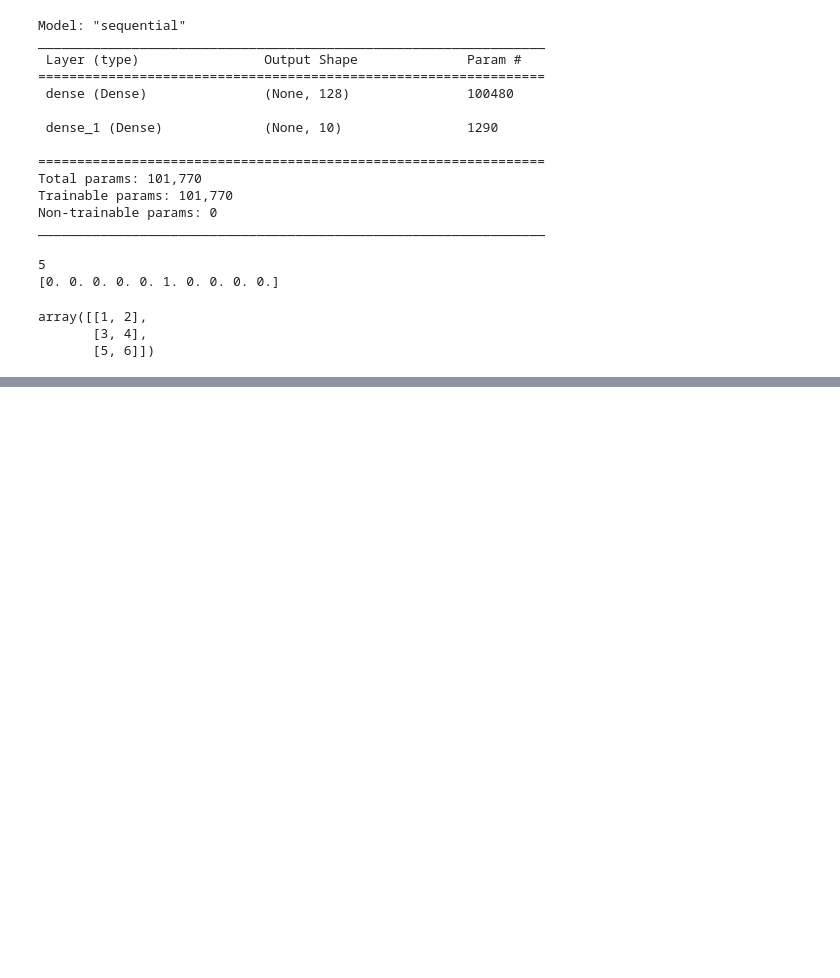
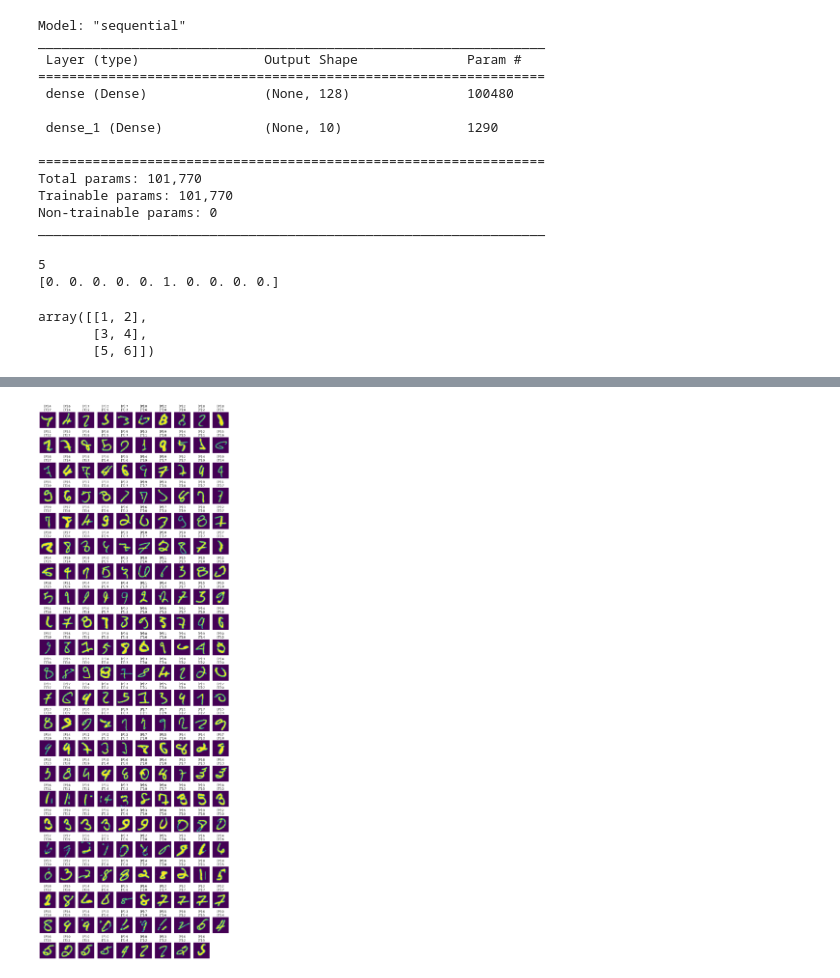
Before and after one commit to Elwing-Chou/tibaml0826, a Jupyter notebook: mlp.ipynb, the cells around one changed output, grey strips where cells are left out. Cells and saved outputs as stored; diff of their text form; code cells hidden in the pictures; blank space fills up the shorter version.

```diff
--- a/mlp.ipynb
+++ b/mlp.ipynb
@@ -163,0 +168,8 @@ model.evaluate(x_test_norm, y_test_cat)
+# %%
+from sklearn.metrics import confusion_matrix
+pre = model.predict(x_test_norm).argmax(axis=1)
+# y注意一下: tensorflow裡:y_train_cat 出了tensorflow:帶原本y_train
+mat = confusion_matrix(y_test, pre)
+pd.DataFrame(mat,
+      columns=["{}(predict)".format(i) for i in range(10)],
+      index=["{}(true)".format(i) for i in range(10)])
@@ -163,0 +188,25 @@ model.evaluate(x_test_norm, y_test_cat)
+# %%
+# subplot(總高度, 總寬度, ith[1,2,3])
+# (2, 3, 1) (2, 3, 2) (2, 3, 3)
+# (2, 3, 4) (2, 3, 5) (2, 3, 6)
+import matplotlib.pyplot as plt
+
+plt.figure(figsize=(14, 42))
+
+idx = np.nonzero(pre != y_test)[0]
+
+false_pre = pre[idx]
+false_true = y_test[idx]
+false_img = x_test[idx]
+
+width = 10
+height = len(idx) // width + 1
+
+for i in range(len(idx)):
+    plt.subplot(height, width, i+1)
+    title = "[P]:{}\n[T]:{}".format(false_pre[i], false_true[i])
+    plt.title(title)
+    plt.axis("off")
+    plt.imshow(false_img[i])
+# %% [output]
+[figure, added]
```
Also changed, not shown: parts of 4 cells of this notebook.
